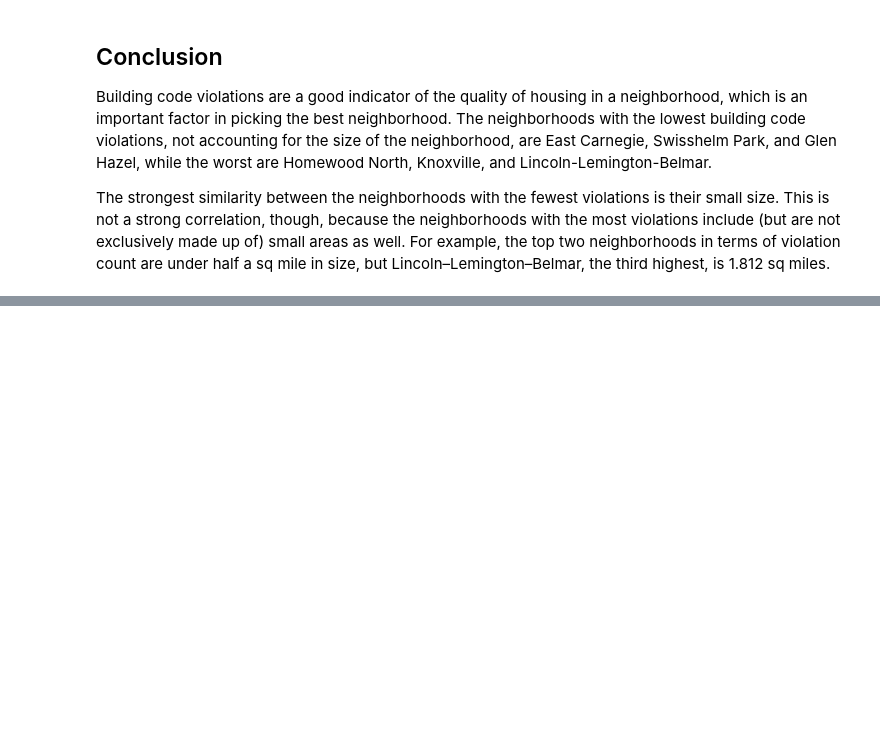
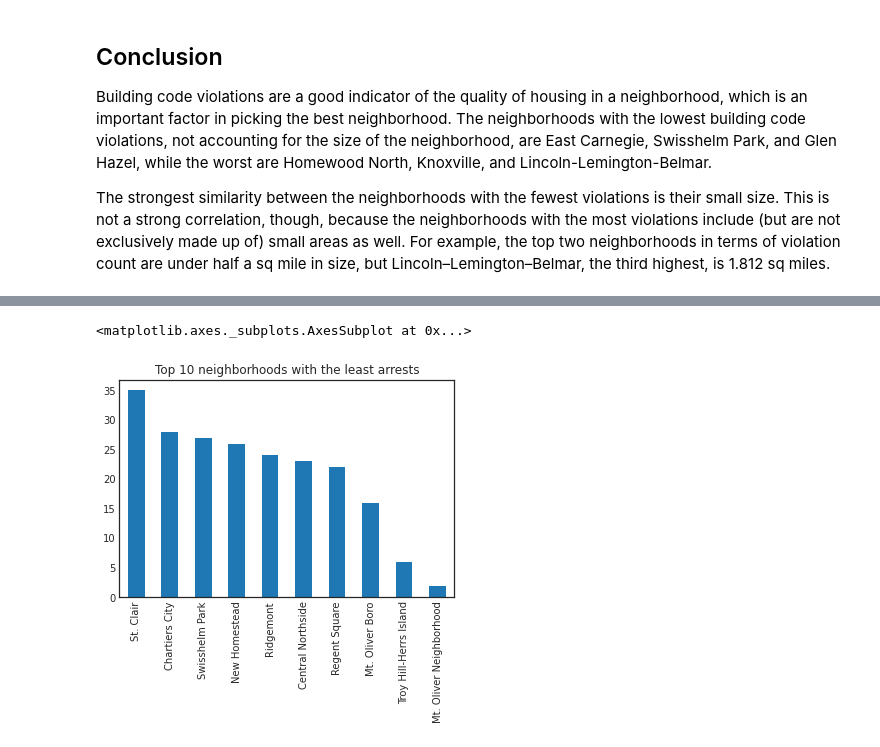
Before and after one commit to ijw6/best-neighborhood, a Jupyter notebook: presentation.ipynb, the cells around one changed output, grey strips where cells are left out. Saved outputs shown, nothing was run; the diff lists cells and outputs as text; code cells hidden in the pictures; blank space fills up the shorter version.

```diff
--- a/presentation.ipynb
+++ b/presentation.ipynb
@@ -67,0 +186,5 @@ for i,n in enumerate(vd):
+# %%
+arrcount.tail(10).plot(kind='bar', title = "Top 10 neighborhoods with the least arrests")
+# %% [output]
+<matplotlib.axes._subplots.AxesSubplot at 0x...>
+[figure, added]
```
Also changed, not shown: parts of 34 cells of this notebook, 1 other file.
